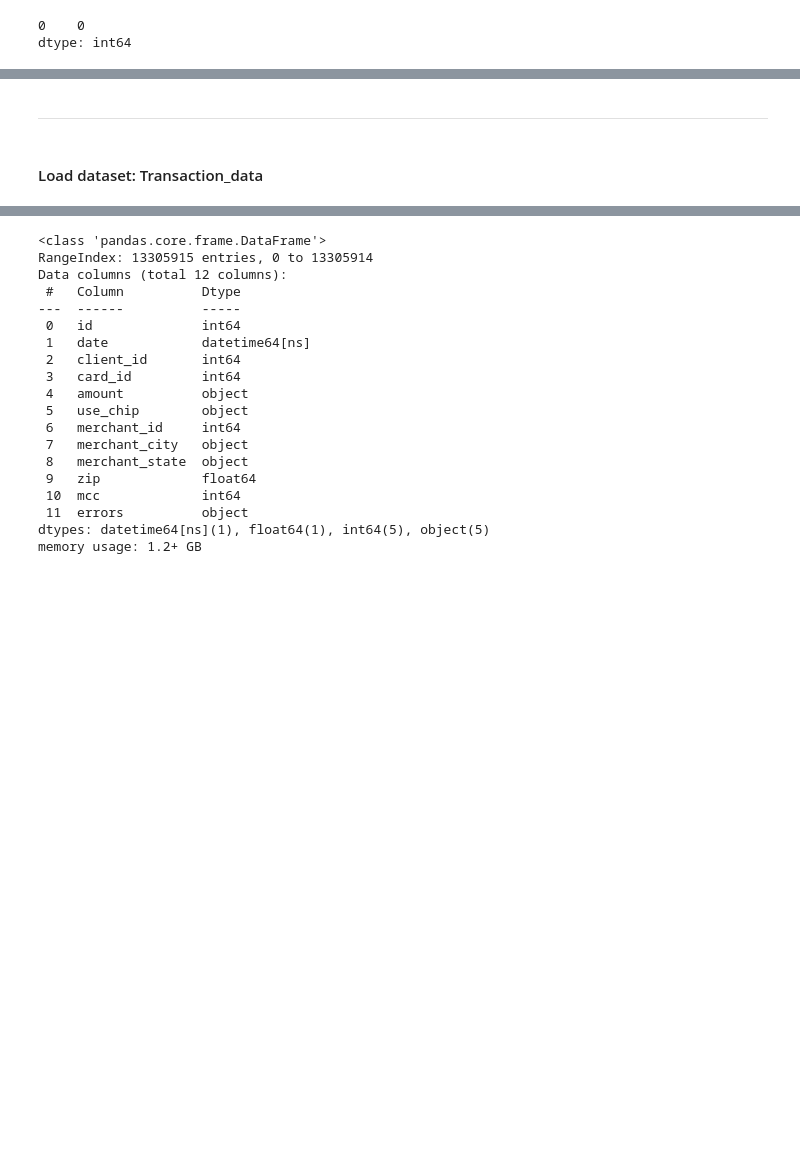
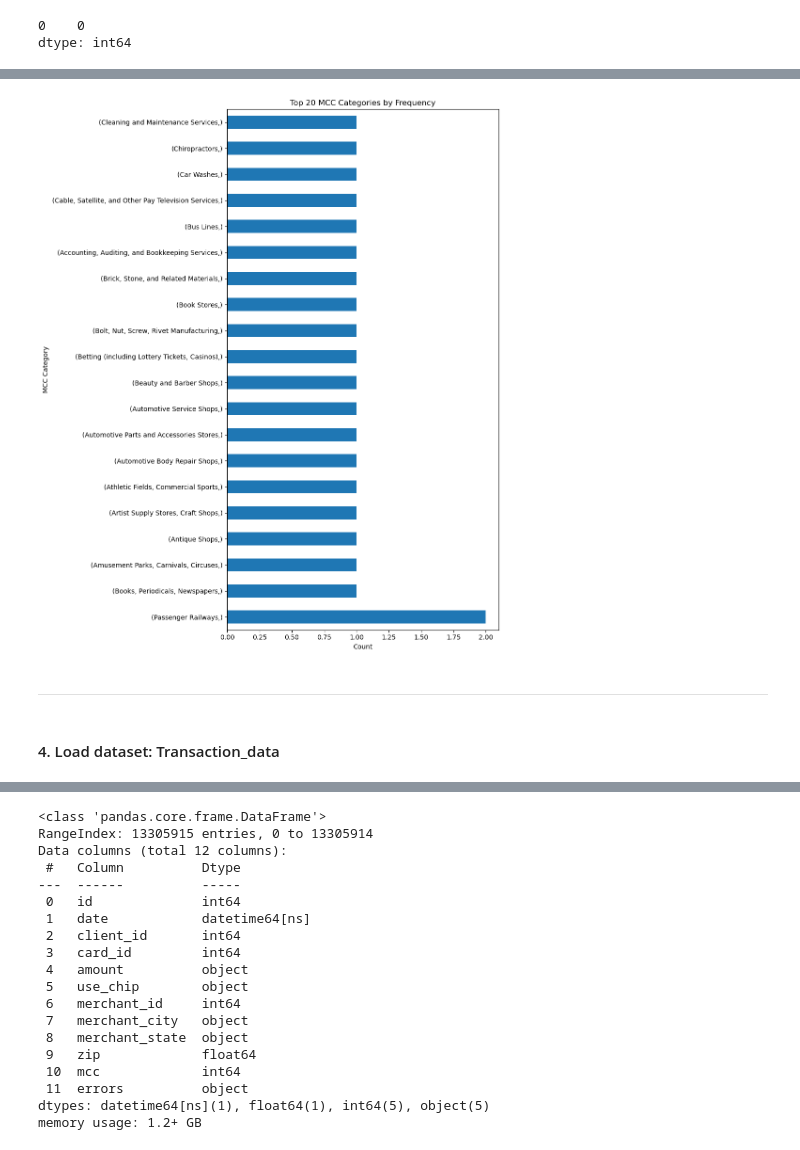
Before and after one commit to TeslimAdeyanju/15-Portfolio-Financial-Data-Analytics-Forecasting-Variance-Analysis, a Jupyter notebook: Financial-Data-Analytics-Forecasting-Variance-Analysis.ipynb, the cells around one changed output, grey strips where cells are left out. Cells and saved outputs as stored; diff of their text form; code cells hidden in the pictures; blank space fills up the shorter version.

```diff
--- a/Financial-Data-Analytics-Forecasting-Variance-Analysis.ipynb
+++ b/Financial-Data-Analytics-Forecasting-Variance-Analysis.ipynb
@@ -321,7 +349,24 @@ dtype: int64
+# %%
+# Sort the data by count in descending order
+sorted_data = mcc_codes_data.value_counts().sort_values(ascending=False)
+
+# Take the top 20 categories for better readability
+top_categories = sorted_data.head(20)
+
+# Create a horizontal bar chart
+plt.figure(figsize=(10, 12))
+top_categories.plot(kind='barh')
+plt.title('Top 20 MCC Categories by Frequency')
+plt.xlabel('Count')
+plt.ylabel('MCC Category')
+plt.tight_layout()
+plt.show()
+# %% [output]
+[figure, added]
 # %% [markdown]
 ___
 # %% [markdown]
-#### Load dataset: Transaction_data
+#### 4. Load dataset: Transaction_data
 # %%
 # load transactions data
 transactions = pd.read_csv(r'/Users/teslim/Large_data_set/transactions_data.csv', parse_dates=['date'])
```
Also changed, not shown: parts of 68 cells of this notebook.
